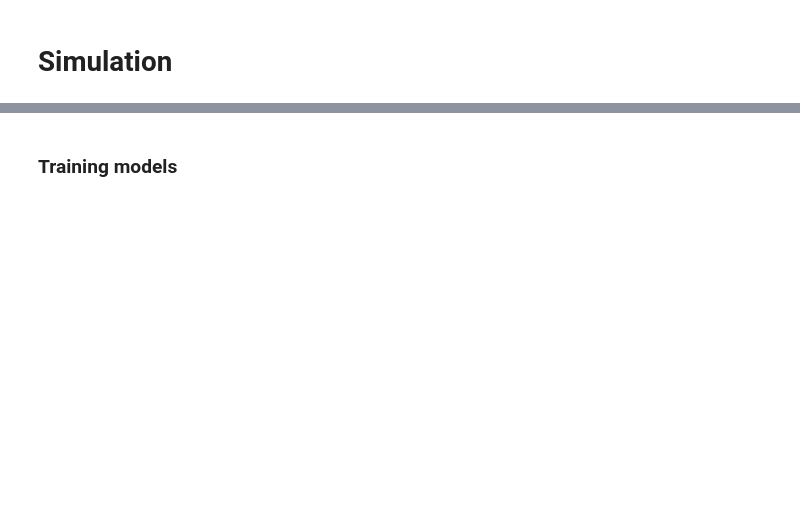
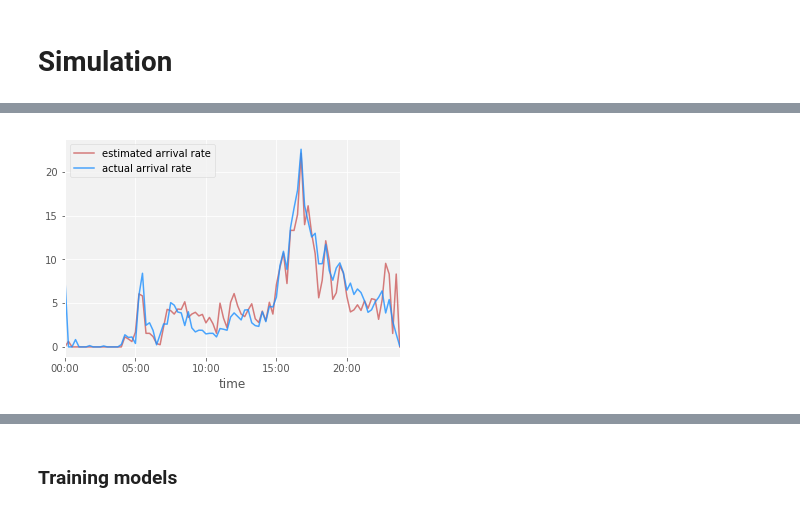
Before and after one commit to msgolovina/bss_project, a Jupyter notebook: working_file.ipynb, the cells around one changed output, grey strips where cells are left out. Cells and saved outputs as stored; diff of their text form; code cells hidden in the pictures; blank space fills up the shorter version.

```diff
--- a/working_file.ipynb
+++ b/working_file.ipynb
@@ -603,0 +689,8 @@ plt.tight_layout();
+# %%
+arr_adj_hat, dep_adj_hat = estimate_adjusted_rate_sim(realizations_finite_data, '15', silent = True)
+# %%
+arr_adj_hat.plot(alpha = 0.8, color = 'indianred')
+ar_adj.plot(alpha = 0.8, color = 'dodgerblue')
+plt.legend(['estimated arrival rate', 'actual arrival rate']);
+# %% [output]
+[figure, added]
```
Also changed, not shown: parts of 38 cells of this notebook, 4 other files.
